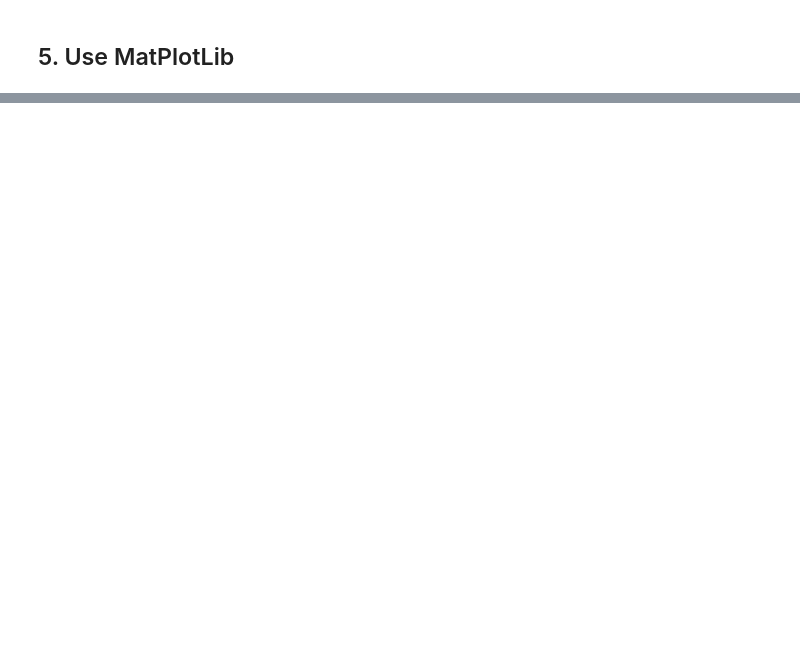
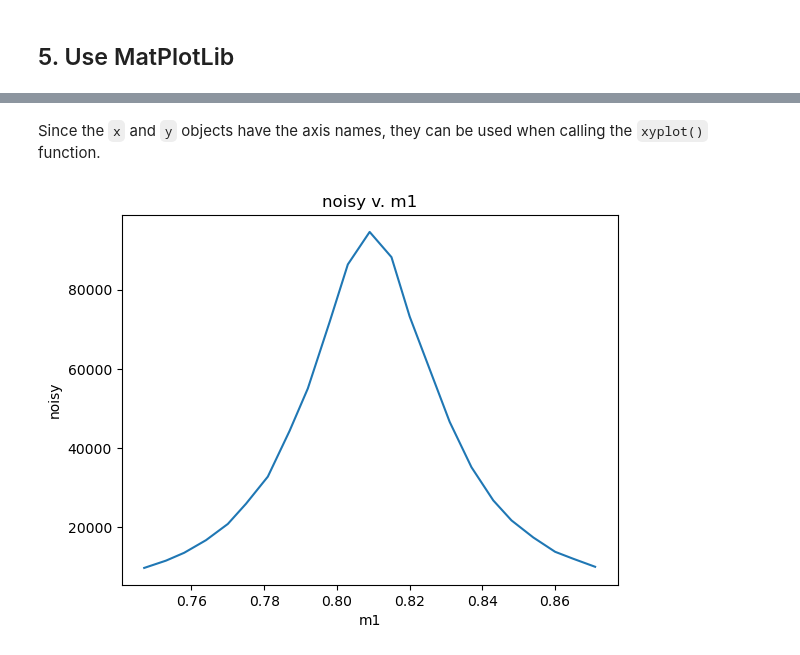
Before and after one commit to BCDA-APS/bluesky_training, a Jupyter notebook: docs/source/howto/_plot_x_y_databroker.ipynb, the cells around one changed output, grey strips where cells are left out. Cells and saved outputs as stored; diff of their text form; code cells hidden in the pictures; blank space fills up the shorter version.

```diff
--- a/docs/source/howto/_plot_x_y_databroker.ipynb
+++ b/docs/source/howto/_plot_x_y_databroker.ipynb
@@ -73,0 +78,28 @@ Text(0, 0.5, 'noisy')
+# %%
+
+def xyplot(dataset, xname, yname, title=None):
+    """
+    Plot the data from the primary stream (above).
+
+    ::
+
+        xyplot(cat[-1].primary.read(), x.name, y.name)
+    """
+    import matplotlib.pyplot as plt
+
+
+    x = dataset[xname]
+    y = dataset[yname]
+    title = title or f"{yname} v. {xname}"
+
+
+    plt.plot(x.values, y.values)
+    plt.title(title)
+    plt.xlabel(xname)
+    plt.ylabel(yname)
+# %% [markdown]
+Since the `x` and `y` objects have the axis names, they can be used when calling the `xyplot()` function.
+# %%
+xyplot(cat[-1].primary.read(), x.name, y.name)
+# %% [output]
+[figure, added]
```
Also changed, not shown: parts of 8 cells of this notebook.
